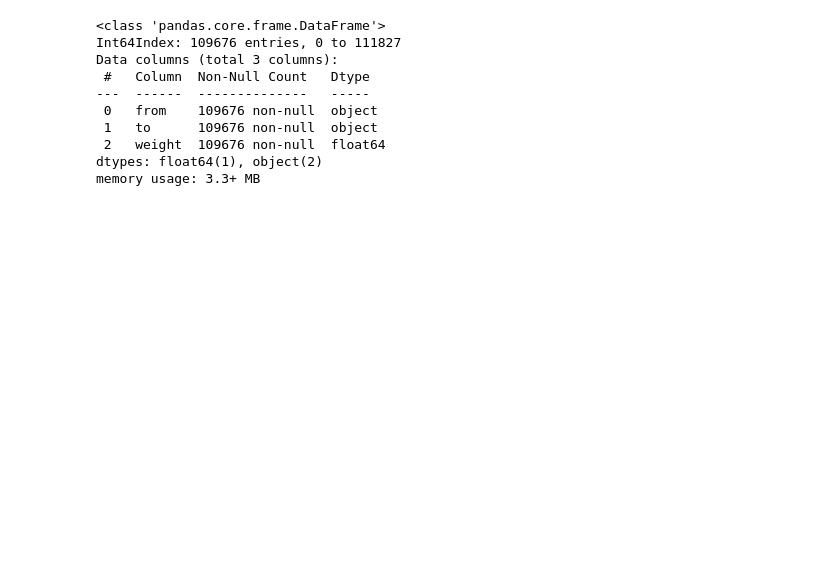
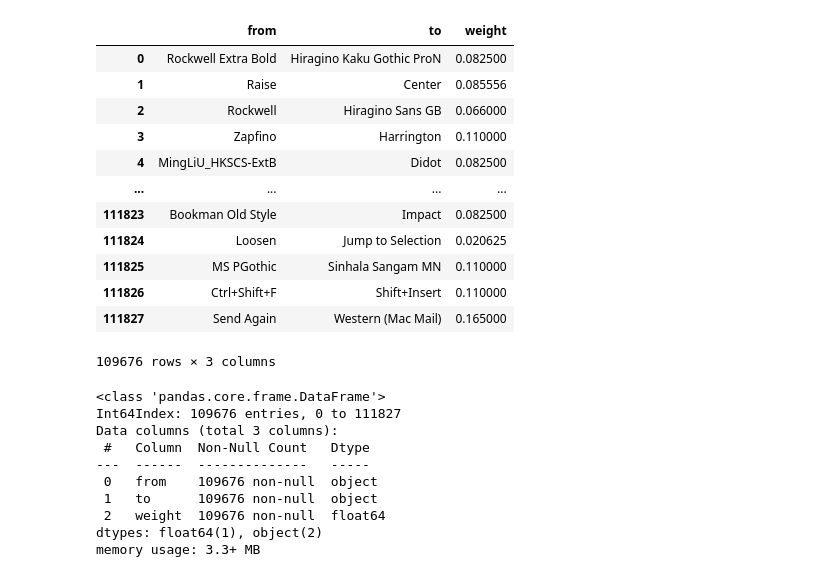
Before and after one commit to kargaranamir/Menu2vec, a Jupyter notebook: Paper Code.ipynb, the cells around one changed output. Saved outputs shown, nothing was run; the diff lists cells and outputs as text; code cells hidden in the pictures; blank space fills up the shorter version.

```diff
--- a/Paper Code.ipynb
+++ b/Paper Code.ipynb
@@ -28,6 +29,22 @@ df = df[df['to'].astype(bool)]
 #specify types
 df = df.astype(str)
 df['weight'] = pd.to_numeric(df['weight'])
+# %%
+df
+# %% [output]
+|  | from | to | weight |
+| 0 | Rockwell Extra Bold | Hiragino Kaku Gothic ProN | 0.082500 |
+| 1 | Raise | Center | 0.085556 |
+| 2 | Rockwell | Hiragino Sans GB | 0.066000 |
+| 3 | Zapfino | Harrington | 0.110000 |
+| 4 | MingLiU_HKSCS-ExtB | Didot | 0.082500 |
+| ... | ... | ... | ... |
+| 111823 | Bookman Old Style | Impact | 0.082500 |
+| 111824 | Loosen | Jump to Selection | 0.020625 |
+| 111825 | MS PGothic | Sinhala Sangam MN | 0.110000 |
+| 111826 | Ctrl+Shift+F | Shift+Insert | 0.110000 |
+| 111827 | Send Again | Western (Mac Mail) | 0.165000 |
+109676 rows × 3 columns
 # %%
 df.info()
 # %% [output]
```
Also changed, not shown: parts of 12 cells of this notebook, 2 other files.
